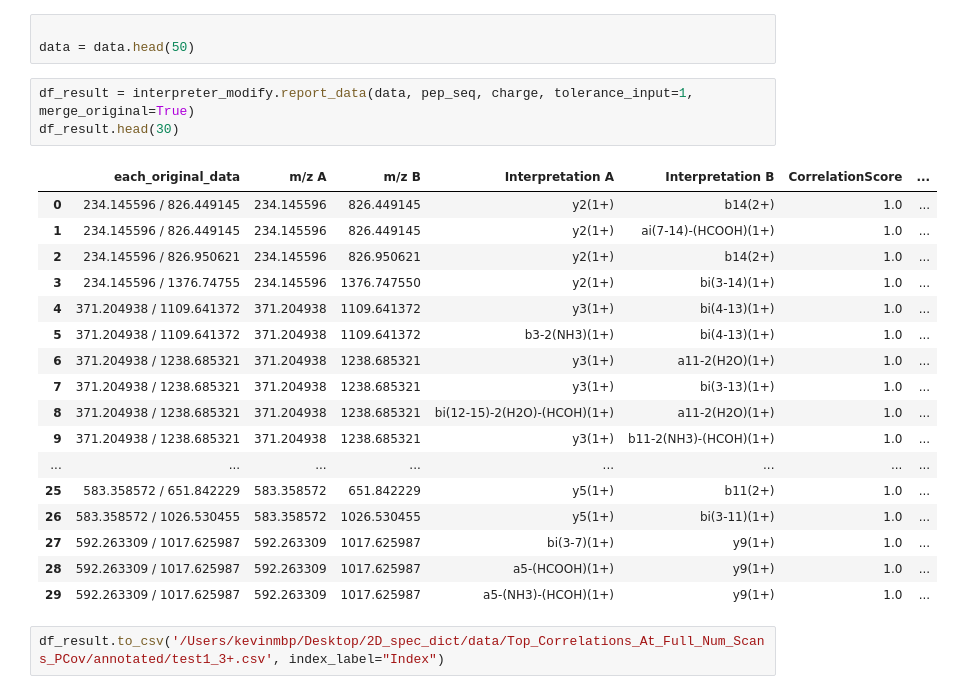
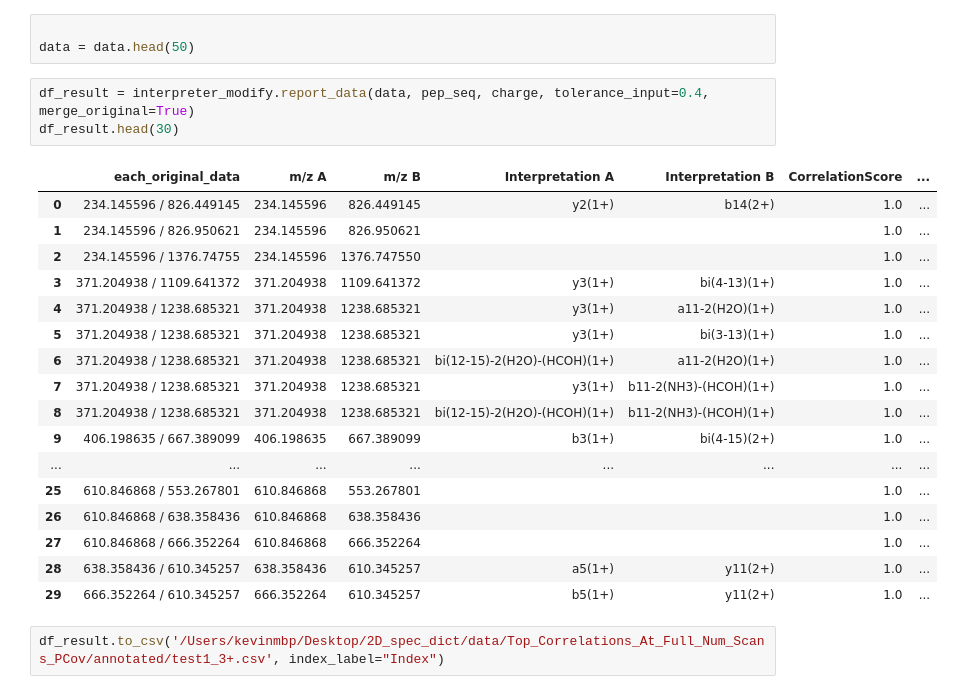
Before and after one commit to Kevinxsn/2D_spec_dict, a Jupyter notebook: anti_symmetric/notebook.ipynb, the cells around one changed output. Saved outputs shown, nothing was run; the diff lists cells and outputs as text.

```diff
--- a/anti_symmetric/notebook.ipynb
+++ b/anti_symmetric/notebook.ipynb
@@ -2943,26 +2943,26 @@ data.set_index('Ranking', inplace=True)
 
 data = data.head(50)
 # %%
-df_result = interpreter_modify.report_data(data, pep_seq, charge, tolerance_input=1, merge_original=True)
+df_result = interpreter_modify.report_data(data, pep_seq, charge, tolerance_input=0.4, merge_original=True)
 df_result.head(30)
 # %% [output]
 |  | each_original_data | m/z A | m/z B | Interpretation A | Interpretation B | CorrelationScore | ... |
 | 0 | 234.145596 / 826.449145 | 234.145596 | 826.449145 | y2(1+) | b14(2+) | 1.0 | ... |
-| 1 | 234.145596 / 826.449145 | 234.145596 | 826.449145 | y2(1+) | ai(7-14)-(HCOOH)(1+) | 1.0 | ... |
-| 2 | 234.145596 / 826.950621 | 234.145596 | 826.950621 | y2(1+) | b14(2+) | 1.0 | ... |
-| 3 | 234.145596 / 1376.74755 | 234.145596 | 1376.747550 | y2(1+) | bi(3-14)(1+) | 1.0 | ... |
-| 4 | 371.204938 / 1109.641372 | 371.204938 | 1109.641372 | y3(1+) | bi(4-13)(1+) | 1.0 | ... |
-| 5 | 371.204938 / 1109.641372 | 371.204938 | 1109.641372 | b3-2(NH3)(1+) | bi(4-13)(1+) | 1.0 | ... |
-| 6 | 371.204938 / 1238.685321 | 371.204938 | 1238.685321 | y3(1+) | a11-2(H2O)(1+) | 1.0 | ... |
-| 7 | 371.204938 / 1238.685321 | 371.204938 | 1238.685321 | y3(1+) | bi(3-13)(1+) | 1.0 | ... |
-| 8 | 371.204938 / 1238.685321 | 371.204938 | 1238.685321 | bi(12-15)-2(H2O)-(HCOH)(1+) | a11-2(H2O)(1+) | 1.0 | ... |
-| 9 | 371.204938 / 1238.685321 | 371.204938 | 1238.685321 | y3(1+) | b11-2(NH3)-(HCOH)(1+) | 1.0 | ... |
+| 1 | 234.145596 / 826.950621 | 234.145596 | 826.950621 |  |  | 1.0 | ... |
+| 2 | 234.145596 / 1376.74755 | 234.145596 | 1376.747550 |  |  | 1.0 | ... |
+| 3 | 371.204938 / 1109.641372 | 371.204938 | 1109.641372 | y3(1+) | bi(4-13)(1+) | 1.0 | ... |
+| 4 | 371.204938 / 1238.685321 | 371.204938 | 1238.685321 | y3(1+) | a11-2(H2O)(1+) | 1.0 | ... |
+| 5 | 371.204938 / 1238.685321 | 371.204938 | 1238.685321 | y3(1+) | bi(3-13)(1+) | 1.0 | ... |
+| 6 | 371.204938 / 1238.685321 | 371.204938 | 1238.685321 | bi(12-15)-2(H2O)-(HCOH)(1+) | a11-2(H2O)(1+) | 1.0 | ... |
+| 7 | 371.204938 / 1238.685321 | 371.204938 | 1238.685321 | y3(1+) | b11-2(NH3)-(HCOH)(1+) | 1.0 | ... |
+| 8 | 371.204938 / 1238.685321 | 371.204938 | 1238.685321 | bi(12-15)-2(H2O)-(HCOH)(1+) | b11-2(NH3)-(HCOH)(1+) | 1.0 | ... |
+| 9 | 406.198635 / 667.389099 | 406.198635 | 667.389099 | b3(1+) | bi(4-15)(2+) | 1.0 | ... |
 | ... | ... | ... | ... | ... | ... | ... | ... |
-| 25 | 583.358572 / 651.842229 | 583.358572 | 651.842229 | y5(1+) | b11(2+) | 1.0 | ... |
-| 26 | 583.358572 / 1026.530455 | 583.358572 | 1026.530455 | y5(1+) | bi(3-11)(1+) | 1.0 | ... |
-| 27 | 592.263309 / 1017.625987 | 592.263309 | 1017.625987 | bi(3-7)(1+) | y9(1+) | 1.0 | ... |
-| 28 | 592.263309 / 1017.625987 | 592.263309 | 1017.625987 | a5-(HCOOH)(1+) | y9(1+) | 1.0 | ... |
-| 29 | 592.263309 / 1017.625987 | 592.263309 | 1017.625987 | a5-(NH3)-(HCOH)(1+) | y9(1+) | 1.0 | ... |
+| 25 | 610.846868 / 553.267801 | 610.846868 | 553.267801 |  |  | 1.0 | ... |
+| 26 | 610.846868 / 638.358436 | 610.846868 | 638.358436 |  |  | 1.0 | ... |
+| 27 | 610.846868 / 666.352264 | 610.846868 | 666.352264 |  |  | 1.0 | ... |
+| 28 | 638.358436 / 610.345257 | 638.358436 | 610.345257 | a5(1+) | y11(2+) | 1.0 | ... |
+| 29 | 666.352264 / 610.345257 | 666.352264 | 610.345257 | b5(1+) | y11(2+) | 1.0 | ... |
 # %%
 df_result.to_csv('/Users/kevinmbp/Desktop/2D_spec_dict/data/Top_Correlations_At_Full_Num_Scans_PCov/annotated/test1_3+.csv', index_label="Index")
 # %% [markdown]
```
Also changed, not shown: parts of 16 cells of this notebook, 13 other files.
